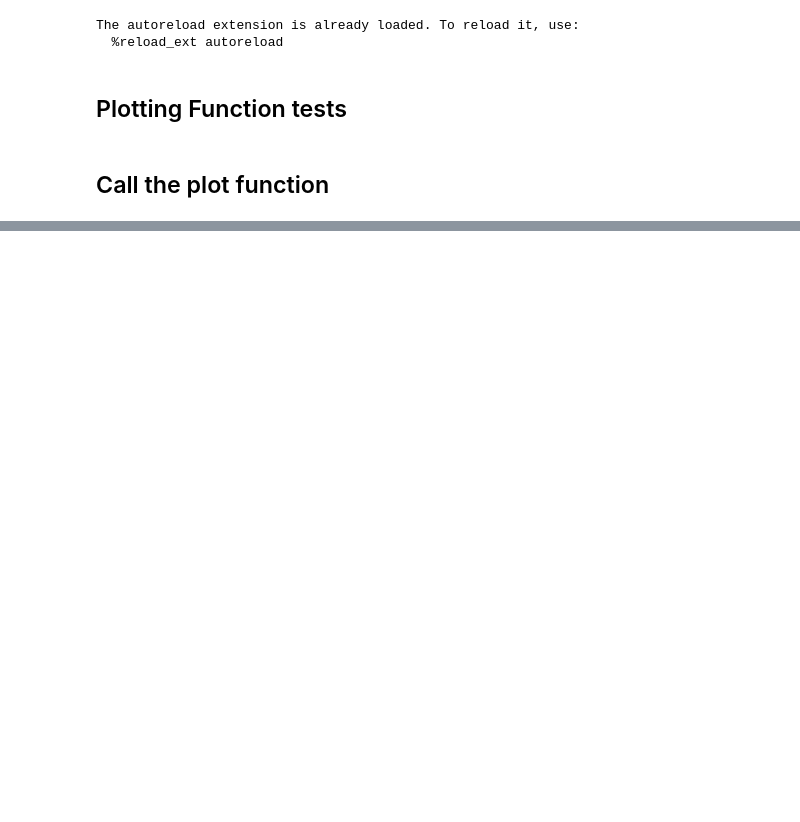
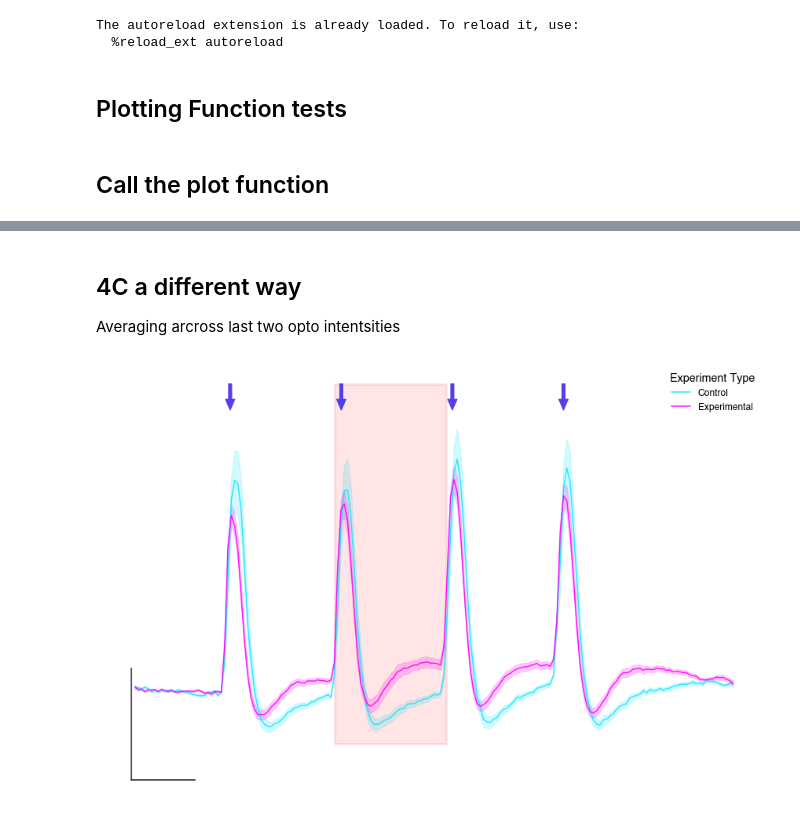
Before and after one commit to Biofall/two_photon_analysis, a Jupyter notebook: notebooks/fig_generator.ipynb, the cells around one changed output, grey strips where cells are left out. Saved outputs shown, nothing was run; the diff lists cells and outputs as text; code cells hidden in the pictures; blank space fills up the shorter version.

```diff
--- a/notebooks/fig_generator.ipynb
+++ b/notebooks/fig_generator.ipynb
@@ -319,0 +526,58 @@ plotFlashWithOptoStepTrial(mi1_prox_all[7])
+# %% [markdown]
+## 4C a different way
+
+Averaging arcross last two opto intentsities
+# %%
+# Calculate the mean and SEM across the second two opto intensities for roi_data_prox_control and roi_data_prox_exp
+con_mean_opto23 = np.nanmean(roi_data_prox_control[:, 2:3, :], axis=0)
+con_sem_opto23 = np.nanstd(roi_data_prox_control[:, 2:3, :], axis=0) / np.sqrt(np.sum(~np.isnan(roi_data_prox_control[:, 2:3, :]), axis=0))
+exp_mean_opto23 = np.nanmean(roi_data_prox_exp[:, 2:3, :], axis=0)
+exp_sem_opto23 = np.nanstd(roi_data_prox_exp[:, 2:3, :], axis=0) / np.sqrt(np.sum(~np.isnan(roi_data_prox_exp[:, 2:3, :]), axis=0))
+
+# Figure plotting!
+save_fig = False
+figsize = (12, 8)
+
+cmap = plt.get_cmap('cool') # also 'cool' 'winter' 'PRGn' 'Pastel1' 'YlGnBu' 'twilight'
+colors = [cmap(i) for i in np.linspace(0.1, 1.0, 2)]
+
+fh, ax = plt.subplots(1, 1, figsize=figsize, sharex=True, sharey=True)
+# Plotting the mean and sem for control and opto data
+ax.plot(roi_data['time_vector'], con_mean_opto23[0, :], color=colors[0], alpha=0.9, label='Control')
+ax.fill_between(roi_data['time_vector'], con_mean_opto23[0, :] + con_sem_opto23[0, :],
+                    con_mean_opto23[0, :] - con_sem_opto23[0, :], color=colors[0], alpha=0.2)
+ax.plot(roi_data['time_vector'], exp_mean_opto23[0, :], color=colors[1], alpha=0.9, label='Opto Activation')
+ax.fill_between(roi_data['time_vector'], exp_mean_opto23[0, :] + exp_sem_opto23[0, :],
+                    exp_mean_opto23[0, :] - exp_sem_opto23[0, :], color=colors[1], alpha=0.2)
+
+# Opto stim plotting
+ax.fill_between([led_start_time, led_end_time], y_low_control*1.03, y_high_control*1.0,
+                    alpha=0.1, edgecolor='r', facecolor='r', linewidth=3,)
+# Visual flash stim plotting
+for vis_ind in range(len(flash_start)):
+    ax.arrow(flash_start[vis_ind], y_high_control,
+                0, y_high_control*-0.05,
+                width=0.1,
+                head_length=0.05,
+                color=paleDarkBlue,
+                )
+
+# Legend, Grid, Axis
+plot_tools.cleanAxes(ax)
+ax.legend(loc="upper right", fontsize=1*figsize[0], frameon=False, title='Experiment Type', title_fontsize=1.2*figsize[0])
+ax.set_xlabel('Time in Seconds')
+ax.set_ylabel('DF/F')
+# Plotting function stuff
+plot_tools.addScaleBars(ax, dT=2, dF=0.5, T_value=-0.1, F_value=-0.4)
+
+fh.set_tight_layout(True)
+
+if save_fig == True:
+    fh.savefig(
+    save_directory
+    + "4C.AverageTracesOpto23.ByROI"
+    + ".pdf",
+    dpi=300, bbox_inches='tight', transparent=True,
+    )
+# %% [output]
+[figure, added]
```
Also changed, not shown: parts of 15 cells of this notebook.
